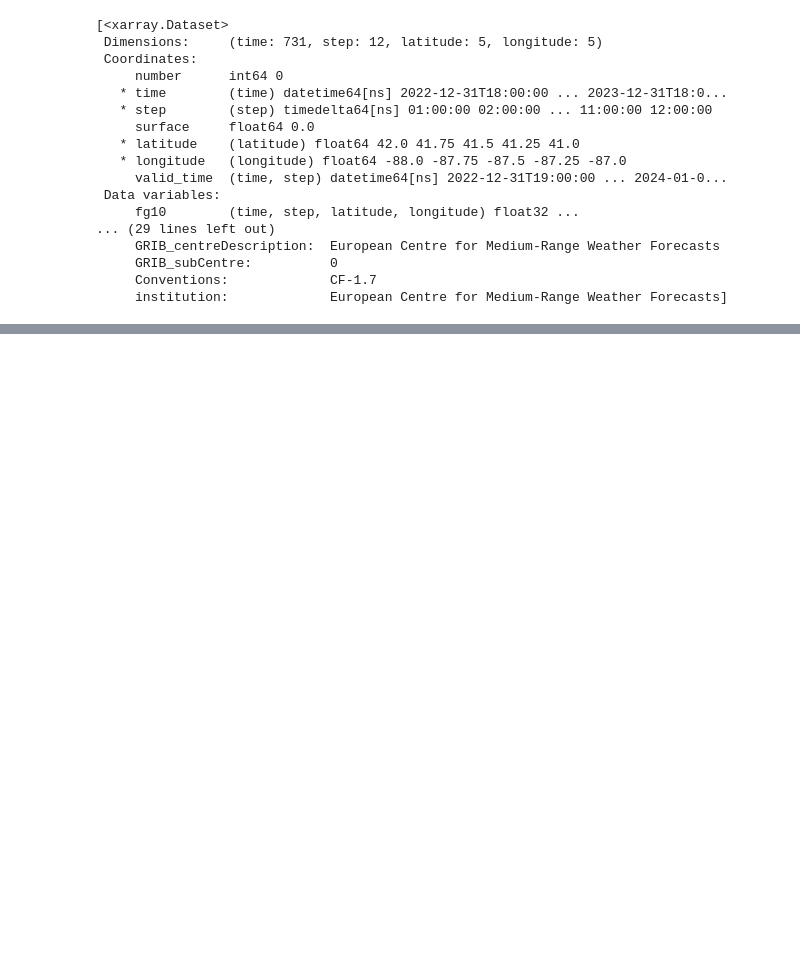
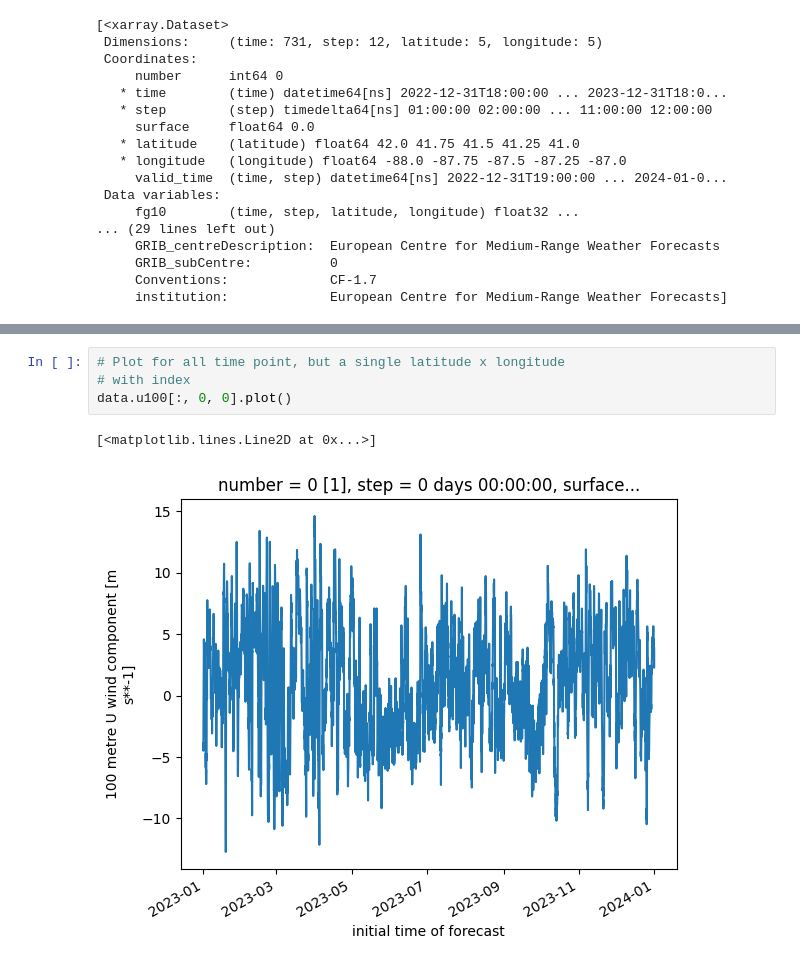
Before and after one commit to Qianru69/Wind-Prediction, a Jupyter notebook: Wind-Prediction.ipynb, the cells around one changed output, grey strips where cells are left out. Drawn from its saved outputs; the diff is of its cells as text; blank space fills up the shorter version.

```diff
--- a/Wind-Prediction.ipynb
+++ b/Wind-Prediction.ipynb
@@ -214,0 +258,7 @@ Data variables:
+# %%
+# Plot for all time point, but a single latitude x longitude
+# with index
+data.u100[:, 0, 0].plot()
+# %% [output]
+[<matplotlib.lines.Line2D at 0x...>]
+[figure, added]
```
Also changed, not shown: parts of 17 cells of this notebook.
